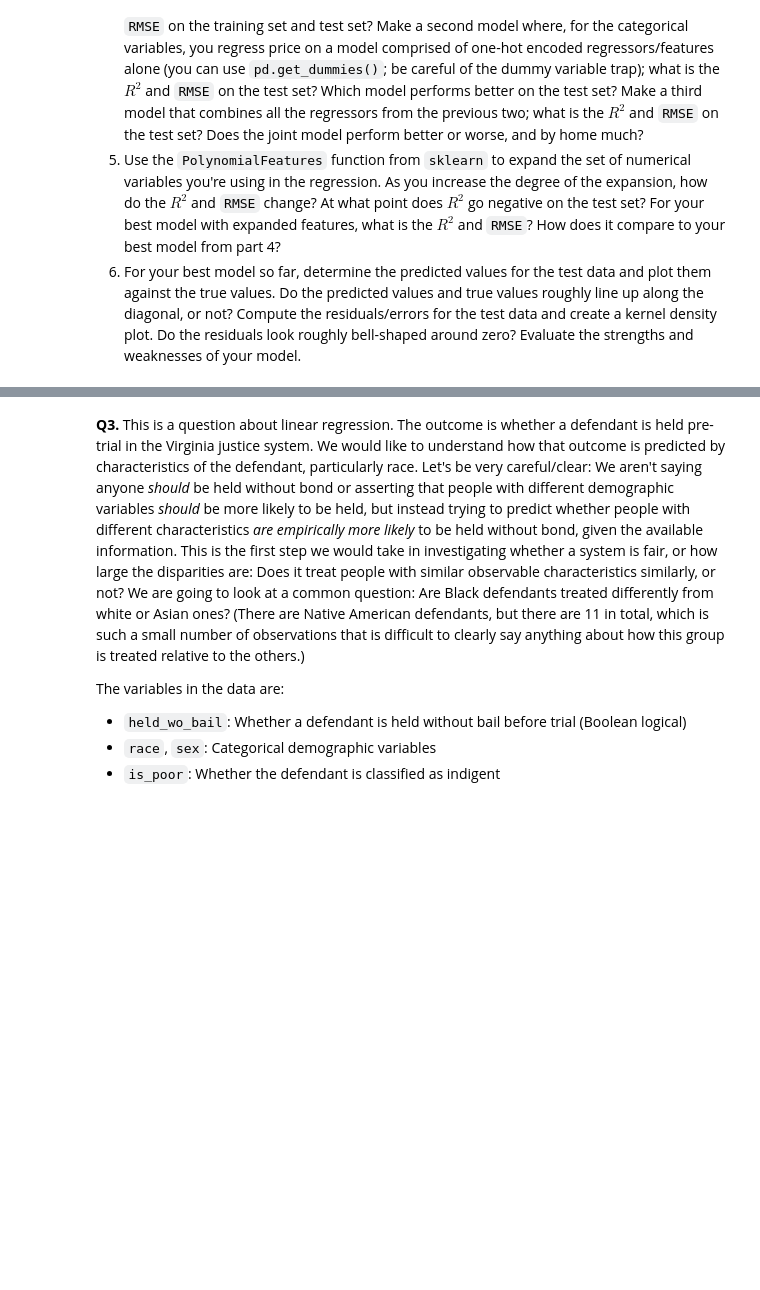
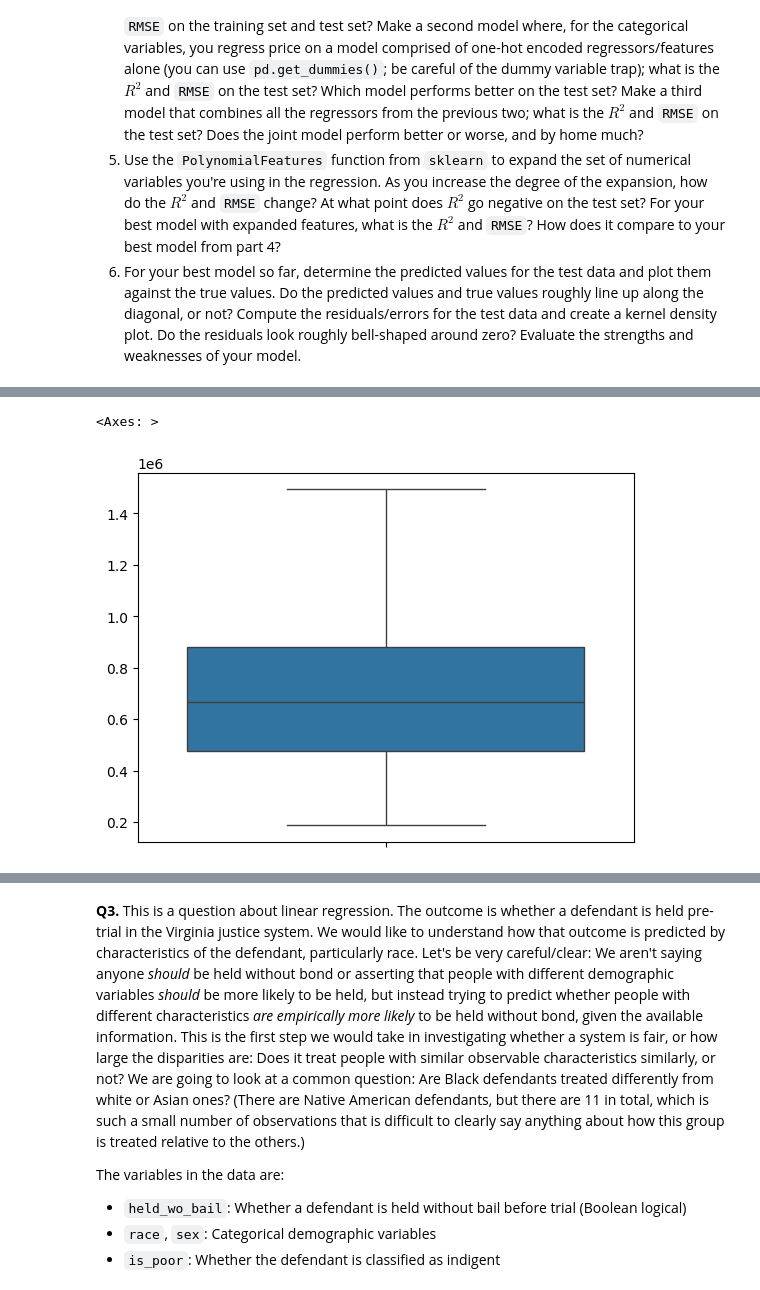
Before and after one commit to annacfisher/linearRegression, a Jupyter notebook: assignment.ipynb, the cells around one changed output, grey strips where cells are left out. Saved outputs shown, nothing was run; the diff lists cells and outputs as text; code cells hidden in the pictures; blank space fills up the shorter version.

```diff
--- a/assignment.ipynb
+++ b/assignment.ipynb
@@ -243,0 +254,25 @@ print(expensive)
+# %%
+# need to clean price
+
+## Function to Windsorize a variable:
+def winsorize(x):
+    # Convert from pd to np, if necessary:
+    if type(x) == 'pandas.core.series.Series':
+        x = x.to_numpy()
+    # Compute IQR and 25, 75 quantiles:
+    pct25, pct75 = np.percentile(x,[25,75])
+    iqr = pct75 - pct25
+    # Compute whiskers:
+    lower_whisker = pct25 - iqr*1.5
+    upper_whisker = pct75 + iqr*1.5
+    # Windorize x:
+    x_winsor = np.copy(x)
+    x_winsor[ x < lower_whisker ] = lower_whisker
+    x_winsor[ x > upper_whisker ] = upper_whisker
+    return(x_winsor)
+# %%
+price_clean = winsorize(df["Price"])
+sns.boxplot(data=price_clean)
+# %% [output]
+<Axes: >
+[figure, added]
```
Also changed, not shown: parts of 10 cells of this notebook.
